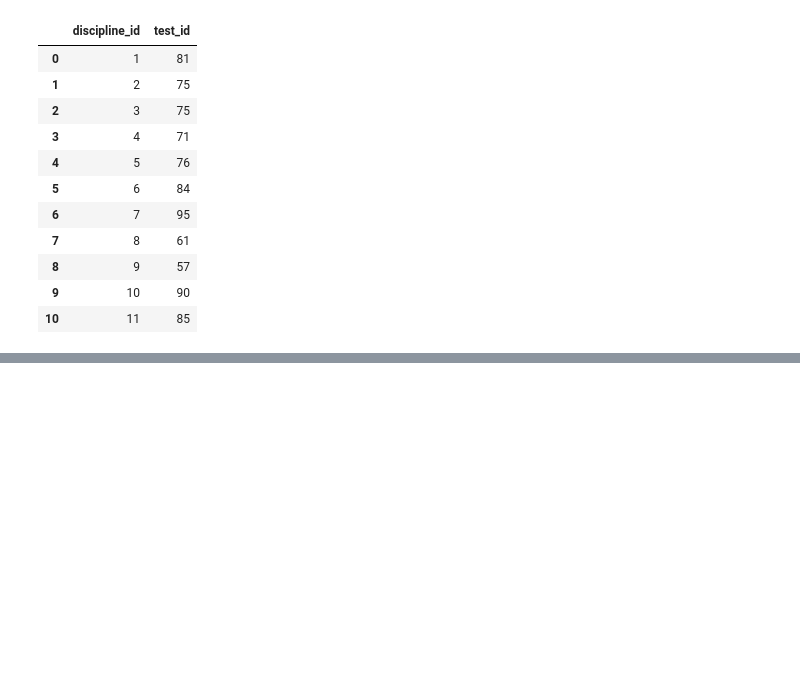
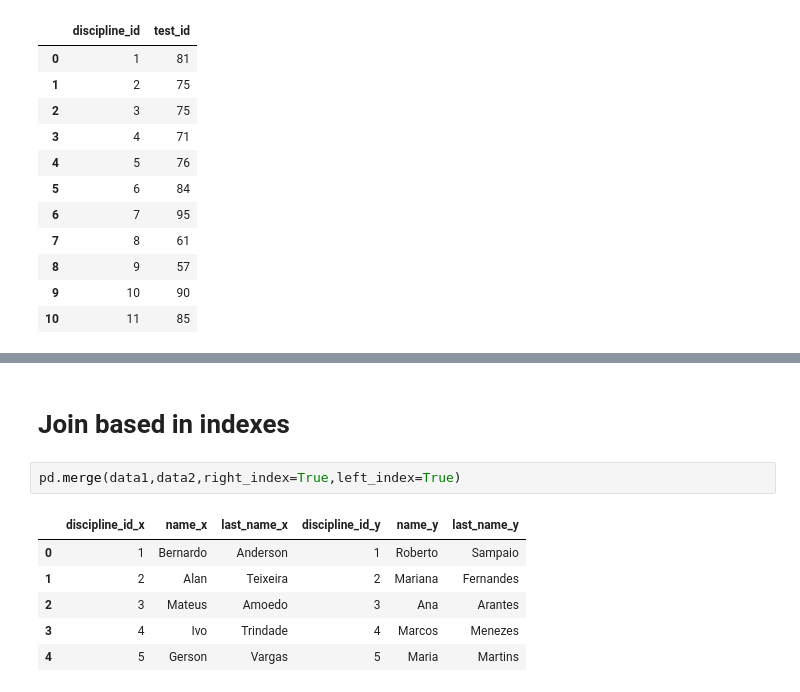
Before and after one commit to ralsouza/data_-visualization_with_python, a Jupyter notebook: notebooks/19_python_pandas_join_tables.ipynb, the cells around one changed output, grey strips where cells are left out. Drawn from its saved outputs; the diff is of its cells as text; blank space fills up the shorter version.

```diff
--- a/notebooks/19_python_pandas_join_tables.ipynb
+++ b/notebooks/19_python_pandas_join_tables.ipynb
@@ -56,0 +159,11 @@ data3
+# %% [markdown]
+# Join based in indexes
+# %%
+pd.merge(data1,data2,right_index=True,left_index=True)
+# %% [output]
+|  | discipline_id_x | name_x | last_name_x | discipline_id_y | name_y | last_name_y |
+| 0 | 1 | Bernardo | Anderson | 1 | Roberto | Sampaio |
+| 1 | 2 | Alan | Teixeira | 2 | Mariana | Fernandes |
+| 2 | 3 | Mateus | Amoedo | 3 | Ana | Arantes |
+| 3 | 4 | Ivo | Trindade | 4 | Marcos | Menezes |
+| 4 | 5 | Gerson | Vargas | 5 | Maria | Martins |
```
Also changed, not shown: parts of 16 cells of this notebook.
